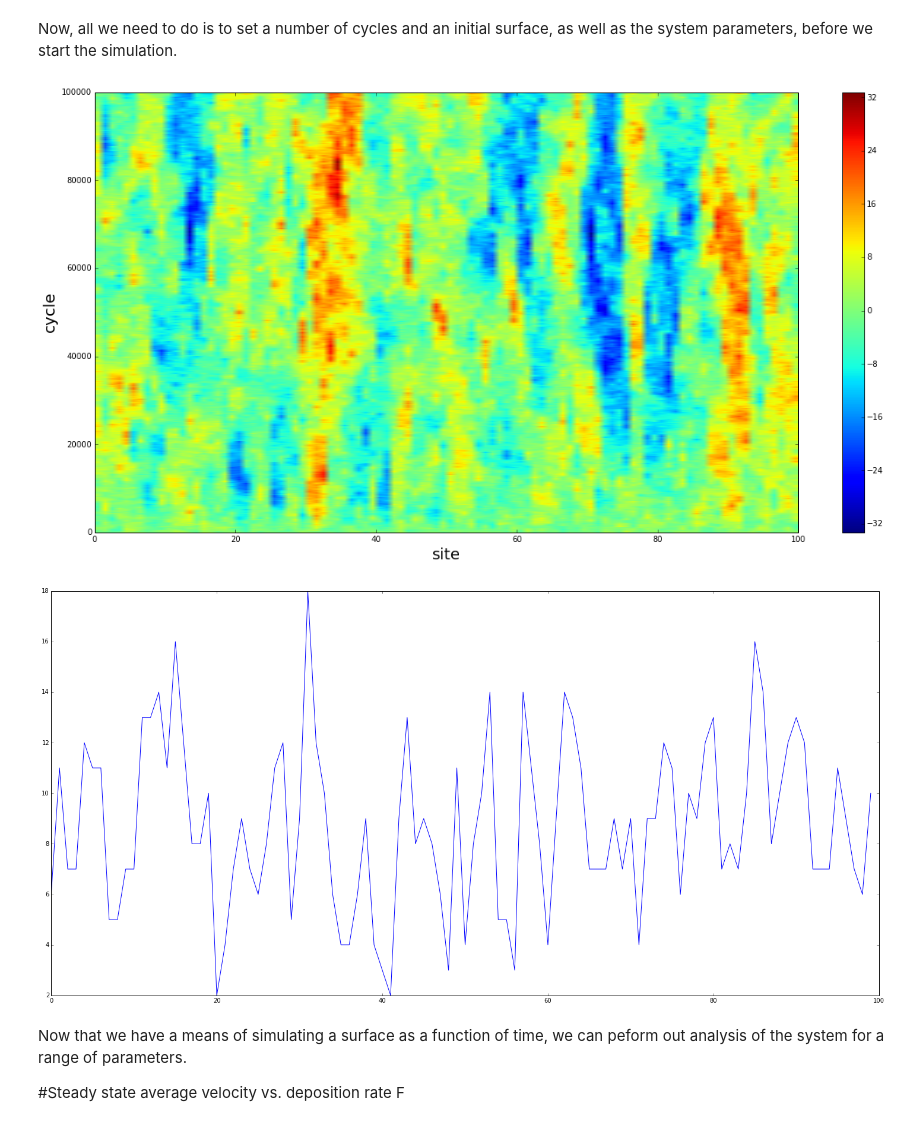
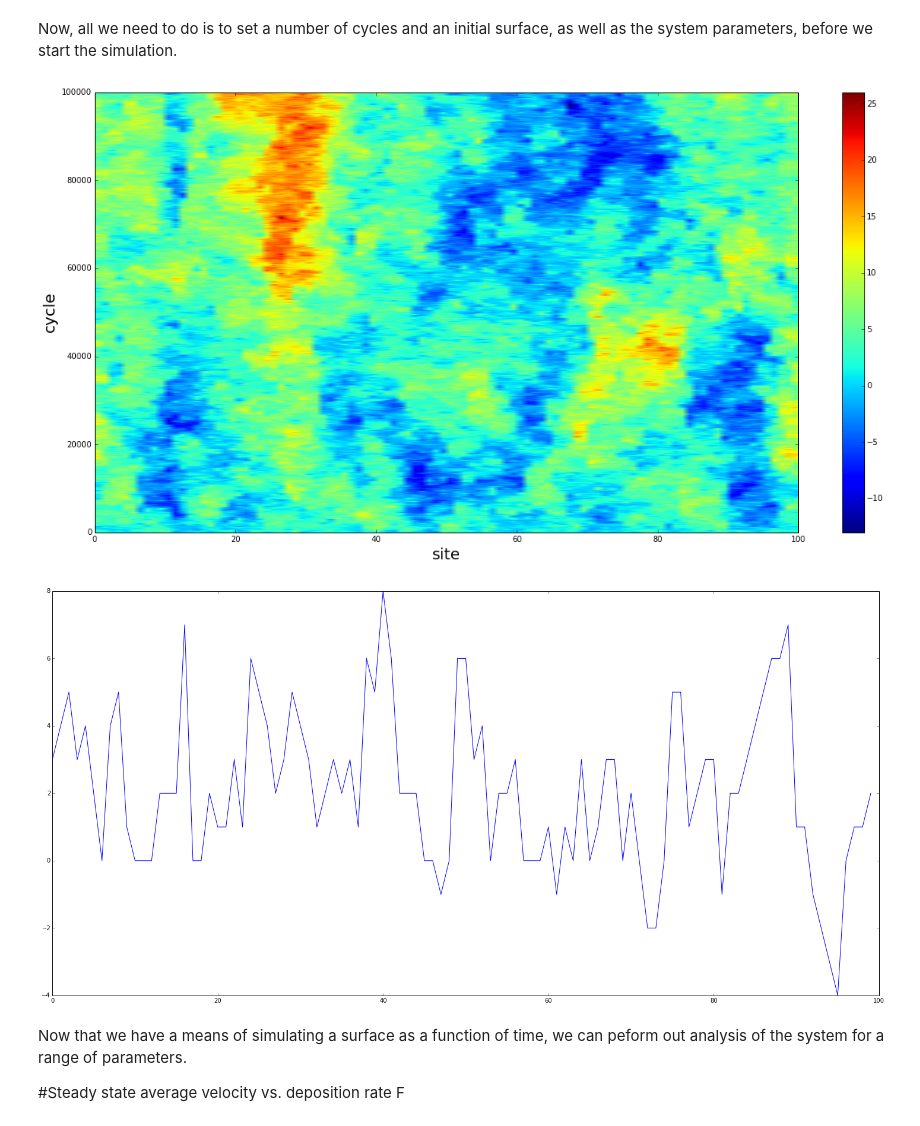
Before and after one commit to jorgehog/NanoHealWorkshop2015, a Jupyter notebook: KMC.ipynb, the cells around one changed output. Saved outputs shown, nothing was run; the diff lists cells and outputs as text; code cells hidden in the pictures.

```diff
--- a/KMC.ipynb
+++ b/KMC.ipynb
@@ -194,7 +194,7 @@ def simulate_surface(surface_heights, L, N, T, F):
     """
 
     all_surfaces = zeros([N, L])
-    time = zeros(N)
+    all_times = zeros(N)
     total_time = 0
 
     all_detachment_rates = setup_all_detachment_rates_list(T)
@@ -207,37 +207,37 @@ def simulate_surface(surface_heights, L, N, T, F):
         all_surfaces[cycle, :] = surface_heights
 
         total_time += time_step
-        time[cycle] = total_time
+        all_times[cycle] = total_time
 
-    return all_surfaces, time
+    return all_surfaces, all_times
 # %% [markdown]
 Now, all we need to do is to set a number of cycles and an initial surface,
 as well as the system parameters, before we start the simulation.
 # %%
 L = 100 #lattice units
-T = 2.0 #J/kB
-F = 2.0 #im units of r0 (rate constant)
+T = 1.0 #J/kB
+F = 1.0 #im units of r0 (rate constant)
 
 N = 100000                                       #Number of cycles
 surface_heights = np.random.randint(5, size=L) #start with a rough surface
 
-all_surfaces, time = simulate_surface(surface_heights, L, N, T, F)
+all_surfaces, all_times = simulate_surface(surface_heights, L, N, T, F)
 # %%
 #Visualize the surface evolution in time
 figsize(20, 10)
-imshow(all_surfaces - array([all_surfaces.mean(axis=1) for i in range(L)]).T, extent=[0, L, 0, N], aspect="auto", origin="lower")
+imshow(all_surfaces, extent=[0, L, 0, N], aspect="auto", origin="lower")
 xlabel("site", fontsize=20)
 ylabel("cycle", fontsize=20)
 colorbar()
 
 figure()
 plot(all_surfaces[2000, :])
 
 tight_layout()
 show()
 # %% [output]
-[figure, old version]
+[figure, new version]
-[figure, old version]
+[figure, new version]
 # %% [markdown]
 Now that we have a means of simulating a surface as a function of time, we can peform out analysis of the system for a range of
 parameters.
```
Also changed, not shown: parts of 14 cells of this notebook.
